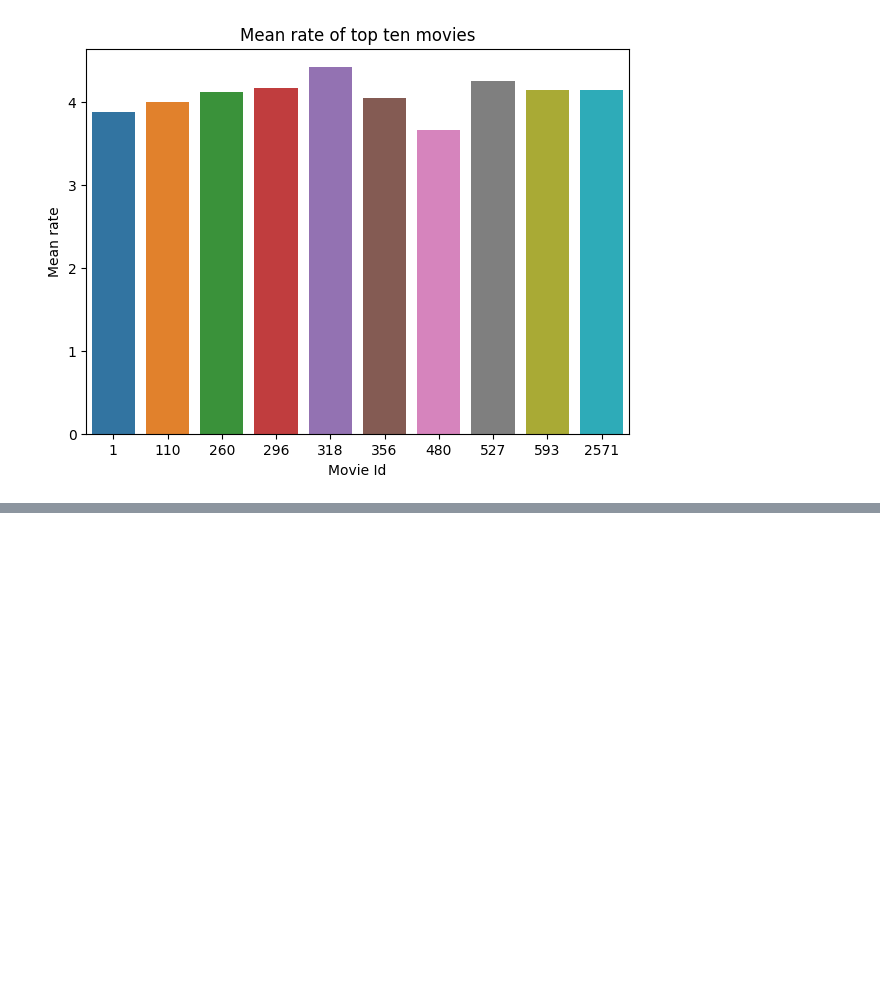
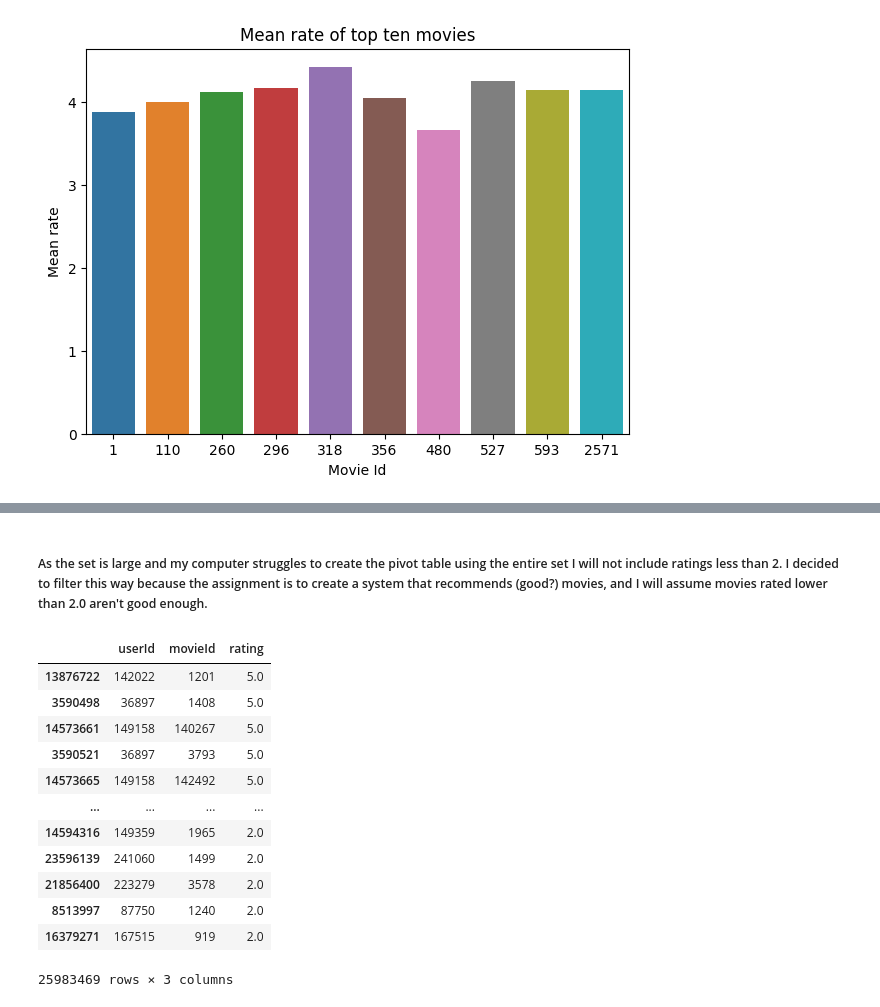
Before and after one commit to SauronGunnars/Machine-learning-Sara-Gunnars, a Jupyter notebook: Lab/recommender_system.ipynb, the cells around one changed output, grey strips where cells are left out. Cells and saved outputs as stored; diff of their text form; code cells hidden in the pictures; blank space fills up the shorter version.

Commit message:
started assignment 1.2

```diff
--- a/Lab/recommender_system.ipynb
+++ b/Lab/recommender_system.ipynb
@@ -334,0 +348,20 @@ plt.show()
+# %% [markdown]
+##### As the set is large and my computer struggles to create the pivot table using the entire set I will not include ratings less than 2. I decided to filter this way because the assignment is to create a system that recommends (good?) movies, and I will assume movies rated lower than 2.0 aren't good enough.
+# %%
+sorted_ratings = df_ratings.sort_values(['rating'], ascending=False)
+good_ratings = sorted_ratings.query("rating > '1.9'")
+good_ratings
+# %% [output]
+|  | userId | movieId | rating |
+| 13876722 | 142022 | 1201 | 5.0 |
+| 3590498 | 36897 | 1408 | 5.0 |
+| 14573661 | 149158 | 140267 | 5.0 |
+| 3590521 | 36897 | 3793 | 5.0 |
+| 14573665 | 149158 | 142492 | 5.0 |
+| ... | ... | ... | ... |
+| 14594316 | 149359 | 1965 | 2.0 |
+| 23596139 | 241060 | 1499 | 2.0 |
+| 21856400 | 223279 | 3578 | 2.0 |
+| 8513997 | 87750 | 1240 | 2.0 |
+| 16379271 | 167515 | 919 | 2.0 |
+25983469 rows × 3 columns
```
Also changed, not shown: parts of 2 cells of this notebook.
